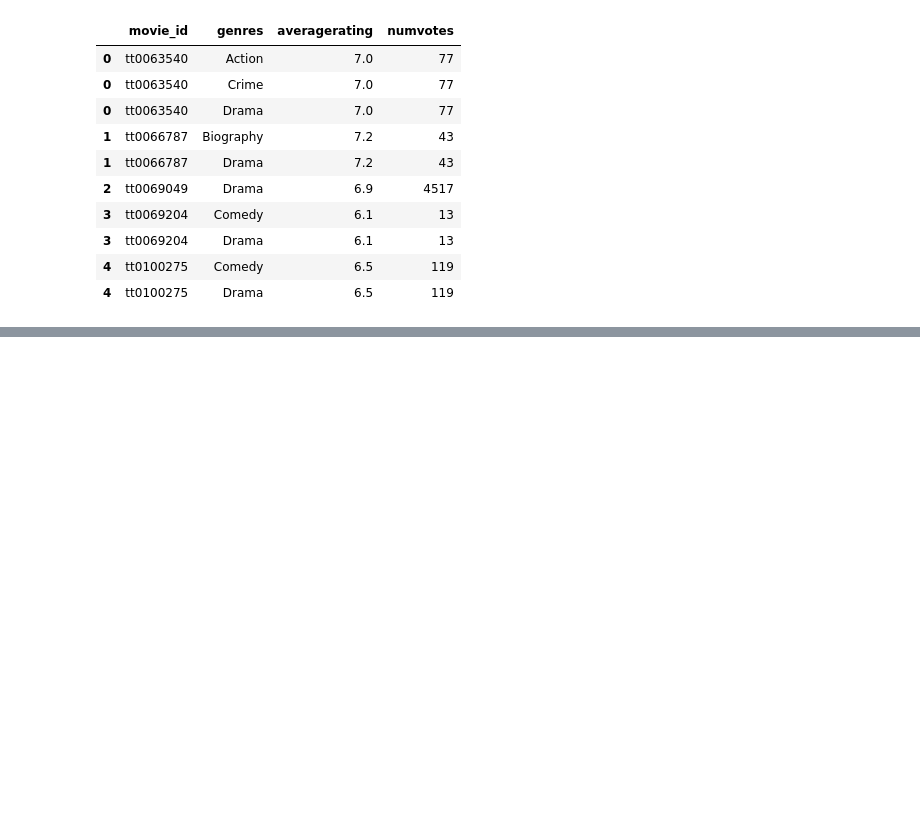
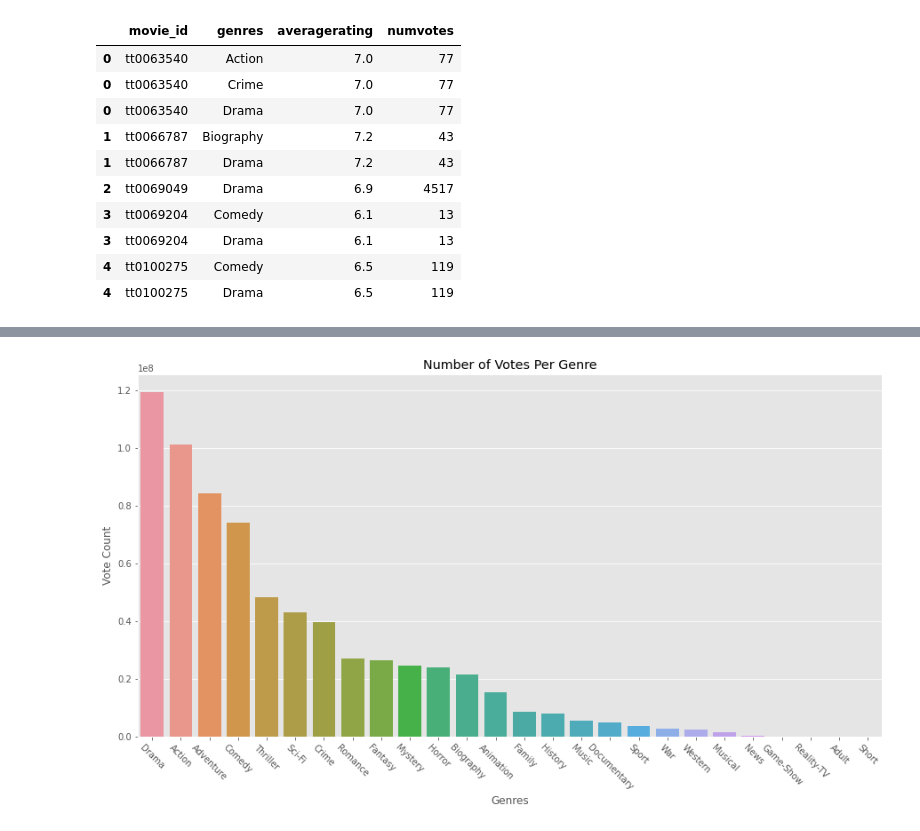
Before and after one commit to waihiga9/ExploratoryDataAnalysis_MoviesDataset, a Jupyter notebook: EDA_movies.ipynb, the cells around one changed output, grey strips where cells are left out. Saved outputs shown, nothing was run; the diff lists cells and outputs as text; code cells hidden in the pictures; blank space fills up the shorter version.

```diff
--- a/EDA_movies.ipynb
+++ b/EDA_movies.ipynb
@@ -291,0 +399,3 @@ rate_genre.head(10)
+# %%
+genre_votes = genre_df.groupby('genres')['numvotes'].sum().sort_values(ascending=False)
+genre_votes[:5]
@@ -291,0 +410,10 @@ rate_genre.head(10)
+# %%
+# Set up plot
+fig, ax = plt.subplots(figsize=(15,7.5))
+sns.barplot(data=genre_votes, x=genre_votes.index, y = genre_votes.values, order=genre_votes.values)
+plt.xticks(range(len(genre_votes)), genre_votes.index, rotation = -45 )
+ax.set_xlabel('Genres')
+ax.set_ylabel('Vote Count')
+ax.set_title('Number of Votes Per Genre');
+# %% [output]
+[figure, added]
```
Also changed, not shown: parts of 34 cells of this notebook.
